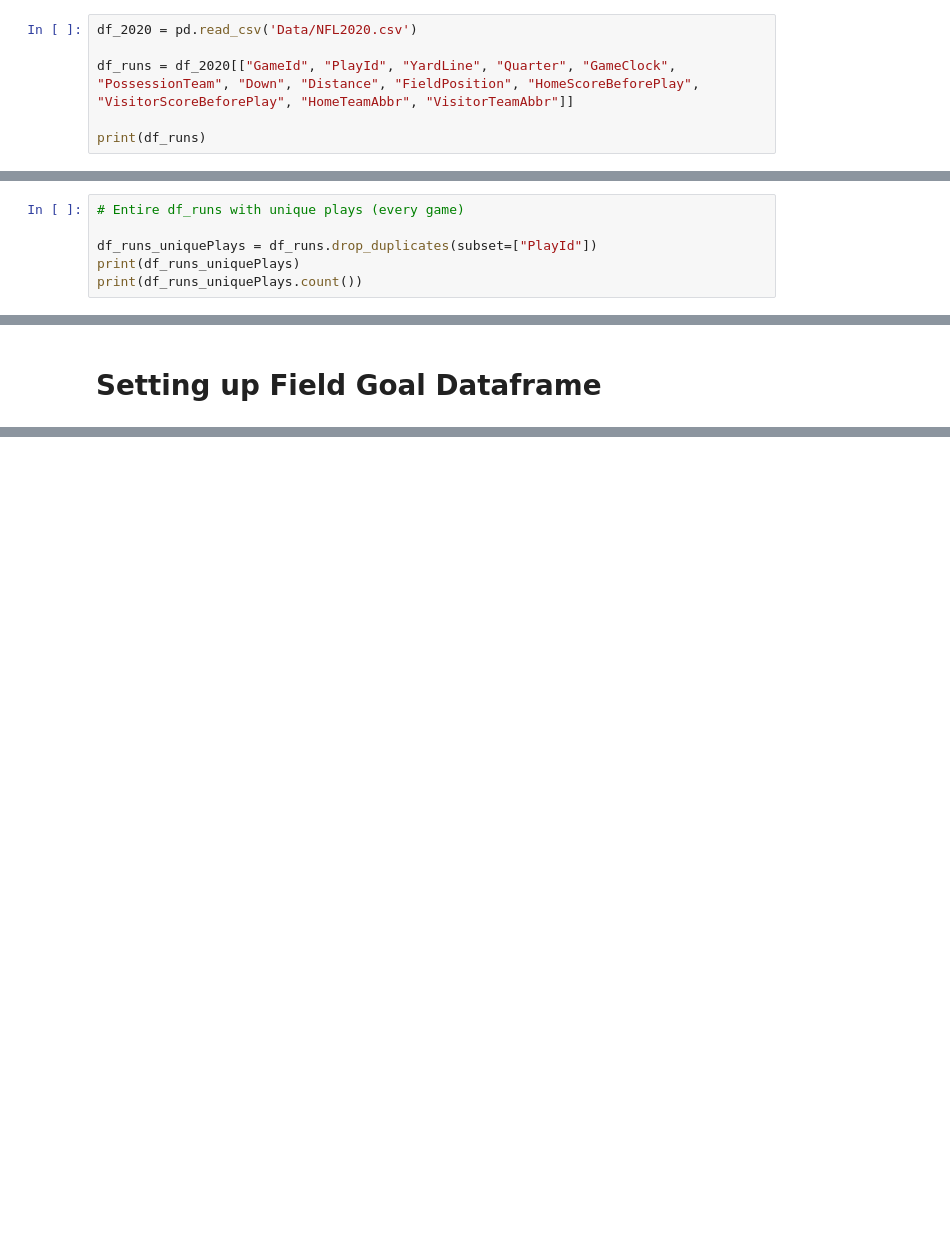
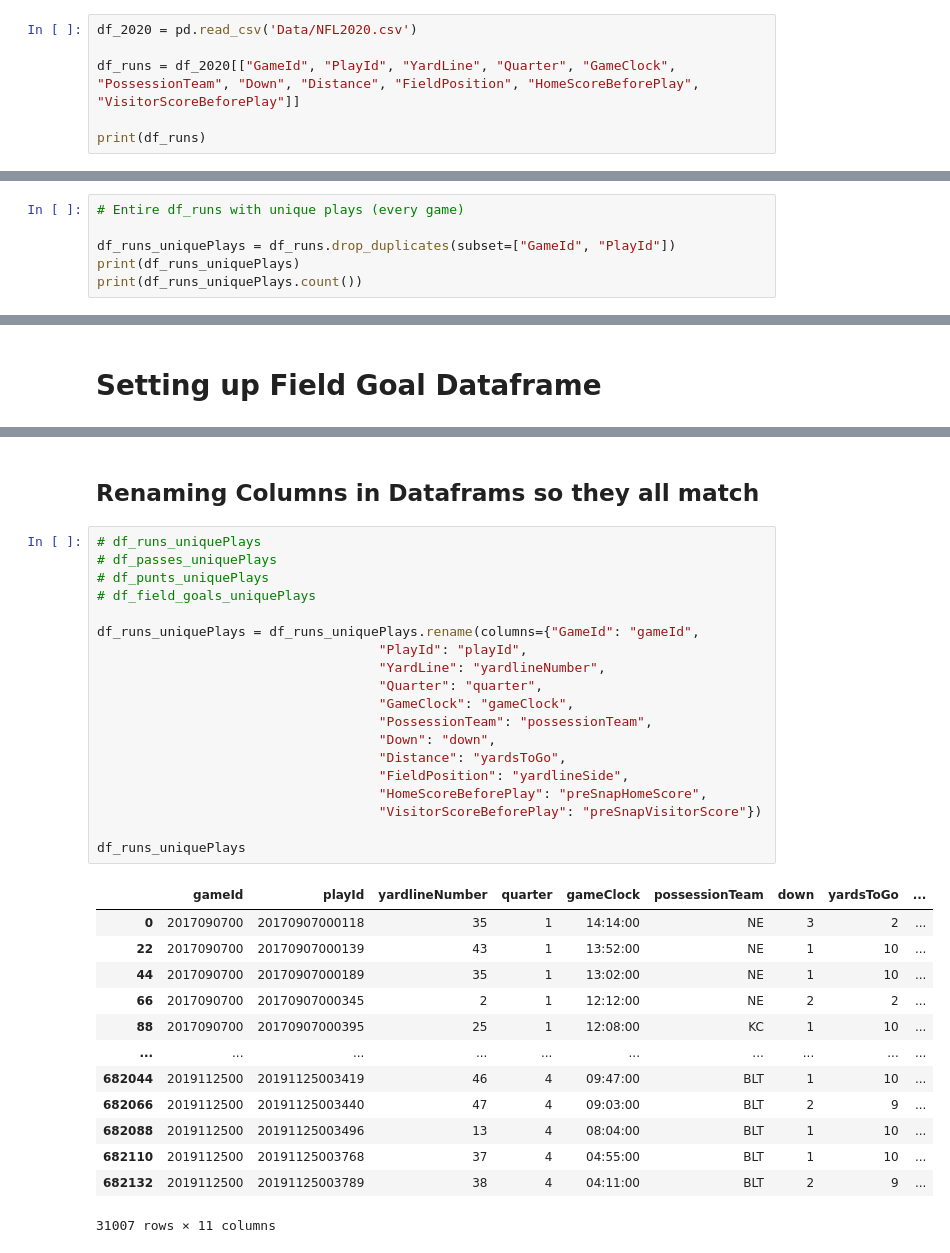
Before and after one commit to chazmorton/NFL-Play-Type-Prediction, a Jupyter notebook: Overall Dataframe.ipynb, the cells around one changed output, grey strips where cells are left out. Saved outputs shown, nothing was run; the diff lists cells and outputs as text; blank space fills up the shorter version.

```diff
--- a/Overall Dataframe.ipynb
+++ b/Overall Dataframe.ipynb
@@ -12,7 +12,7 @@ import pandas as pd
 # %%
 df_2020 = pd.read_csv('Data/NFL2020.csv')
 
-df_runs = df_2020[["GameId", "PlayId", "YardLine", "Quarter", "GameClock", "PossessionTeam", "Down", "Distance", "FieldPosition", "HomeScoreBeforePlay", "VisitorScoreBeforePlay", "HomeTeamAbbr", "VisitorTeamAbbr"]]
+df_runs = df_2020[["GameId", "PlayId", "YardLine", "Quarter", "GameClock", "PossessionTeam", "Down", "Distance", "FieldPosition", "HomeScoreBeforePlay", "VisitorScoreBeforePlay"]]
 
 print(df_runs)
 # %% [output]
@@ -102,7 +64,7 @@ firstGameDf
 # %%
 # Entire df_runs with unique plays (every game)
 
-df_runs_uniquePlays = df_runs.drop_duplicates(subset=["PlayId"])
+df_runs_uniquePlays = df_runs.drop_duplicates(subset=["GameId", "PlayId"])
 print(df_runs_uniquePlays)
 print(df_runs_uniquePlays.count())
 # %% [output]
@@ -281 +245,36 @@ specialTeamsPlayType    1986
 dtype: int64
+# %% [markdown]
+## Renaming Columns in Dataframs so they all match
+# %%
+# df_runs_uniquePlays
+# df_passes_uniquePlays
+# df_punts_uniquePlays
+# df_field_goals_uniquePlays
+
+df_runs_uniquePlays = df_runs_uniquePlays.rename(columns={"GameId": "gameId",
+                                    "PlayId": "playId",
+                                    "YardLine": "yardlineNumber",
+                                    "Quarter": "quarter",
+                                    "GameClock": "gameClock",
+                                    "PossessionTeam": "possessionTeam",
+                                    "Down": "down",
+                                    "Distance": "yardsToGo",
+                                    "FieldPosition": "yardlineSide",
+                                    "HomeScoreBeforePlay": "preSnapHomeScore",
+                                    "VisitorScoreBeforePlay": "preSnapVisitorScore"})
+
+df_runs_uniquePlays
+# %% [output]
+|  | gameId | playId | yardlineNumber | quarter | gameClock | possessionTeam | down | yardsToGo | ... |
+| 0 | 2017090700 | 20170907000118 | 35 | 1 | 14:14:00 | NE | 3 | 2 | ... |
+| 22 | 2017090700 | 20170907000139 | 43 | 1 | 13:52:00 | NE | 1 | 10 | ... |
+| 44 | 2017090700 | 20170907000189 | 35 | 1 | 13:02:00 | NE | 1 | 10 | ... |
+| 66 | 2017090700 | 20170907000345 | 2 | 1 | 12:12:00 | NE | 2 | 2 | ... |
+| 88 | 2017090700 | 20170907000395 | 25 | 1 | 12:08:00 | KC | 1 | 10 | ... |
+| ... | ... | ... | ... | ... | ... | ... | ... | ... | ... |
+| 682044 | 2019112500 | 20191125003419 | 46 | 4 | 09:47:00 | BLT | 1 | 10 | ... |
+| 682066 | 2019112500 | 20191125003440 | 47 | 4 | 09:03:00 | BLT | 2 | 9 | ... |
+| 682088 | 2019112500 | 20191125003496 | 13 | 4 | 08:04:00 | BLT | 1 | 10 | ... |
+| 682110 | 2019112500 | 20191125003768 | 37 | 4 | 04:55:00 | BLT | 1 | 10 | ... |
+| 682132 | 2019112500 | 20191125003789 | 38 | 4 | 04:11:00 | BLT | 2 | 9 | ... |
+31007 rows × 11 columns
```
Also changed, not shown: parts of 12 cells of this notebook.
